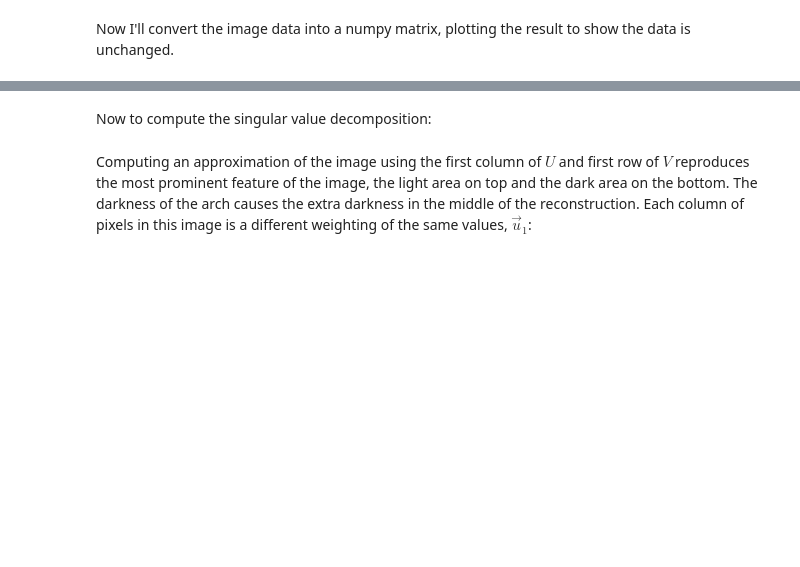
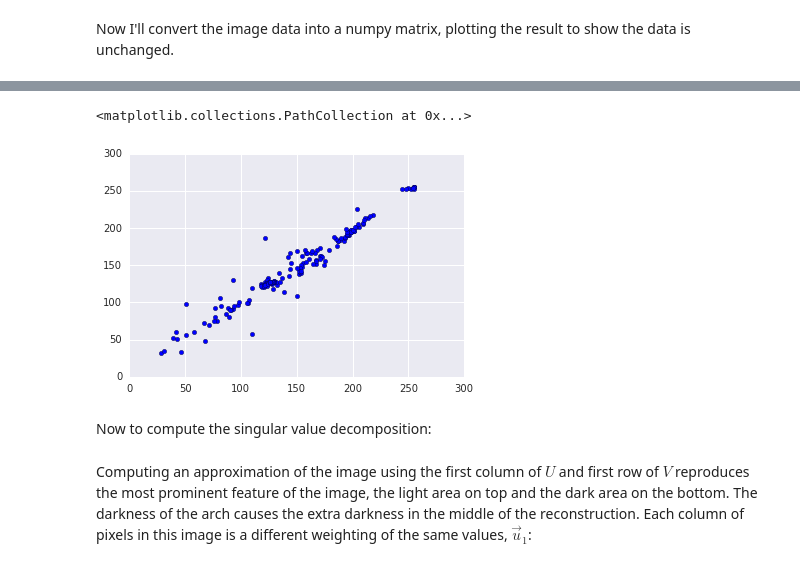
Before and after one commit to clementlefevre/CS109, a Jupyter notebook: SVD Image Compression.ipynb, the cells around one changed output, grey strips where cells are left out. Saved outputs shown, nothing was run; the diff lists cells and outputs as text; code cells hidden in the pictures; blank space fills up the shorter version.

```diff
--- a/SVD Image Compression.ipynb
+++ b/SVD Image Compression.ipynb
@@ -35,3 +51,8 @@ plt.imshow(imgmat, cmap='gray');
+# %%
+plt.scatter(imgmat[:,100],imgmat[:,101])
+# %% [output]
+<matplotlib.collections.PathCollection at 0x...>
+[figure, added]
 # %% [markdown]
 Now to compute the singular value decomposition:
 # %%
```
Also changed, not shown: parts of 7 cells of this notebook, 6 other files.
